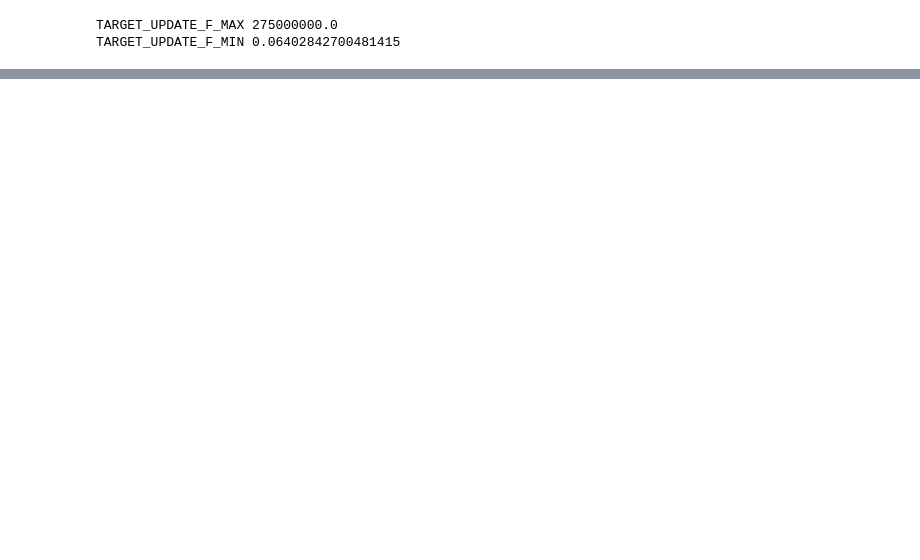
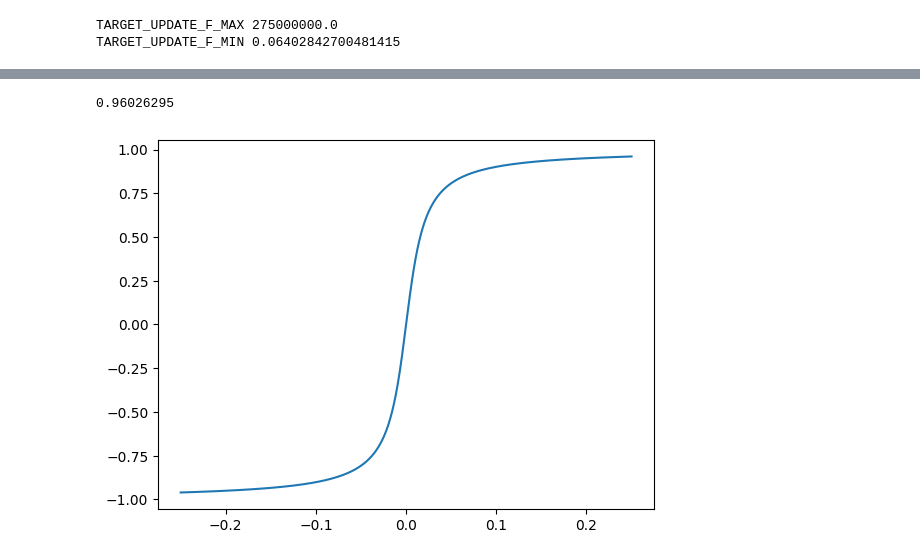
Before and after one commit to gmarius780/lockstar, a Jupyter notebook: code/rpi/python/lockstar_rpi/Helpers/calculator.ipynb, the cells around one changed output, grey strips where cells are left out. Cells and saved outputs as stored; diff of their text form; code cells hidden in the pictures; blank space fills up the shorter version.

```diff
--- a/code/rpi/python/lockstar_rpi/Helpers/calculator.ipynb
+++ b/code/rpi/python/lockstar_rpi/Helpers/calculator.ipynb
@@ -111,0 +111,12 @@ PSC: 54999 ARR: 4  => FREQ: 1000.0 [Hz] ERROR: 0.0 [%] - CRRx[ 50.0 %]: 2
+# %%
+num_samples = 1000
+amplitude = np.float32(1.0)
+frequency = np.float32(1.0)
+x_values = np.float32(np.linspace(0.25, -0.25, num_samples+1))
+# %%
+y_values = np.float32(np.arctan(x_values*64))*2/np.pi
+plt.plot(x_values, y_values)
+y_values[0]
+# %% [output]
+0.96026295
+[figure, added]
```
Also changed, not shown: parts of 7 cells of this notebook, 2 other files.
